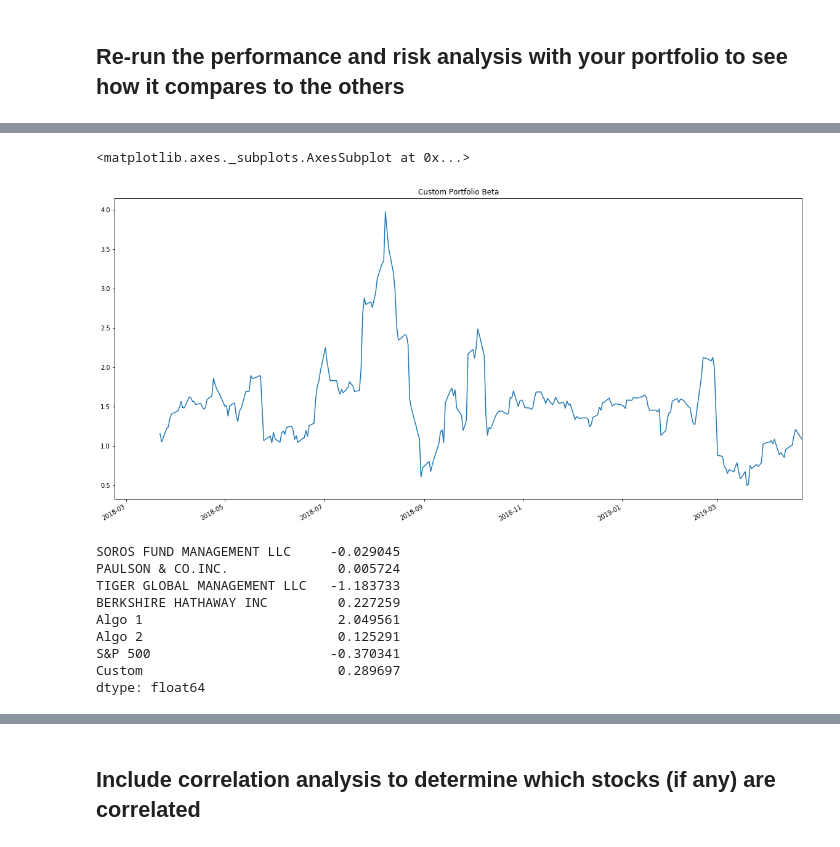
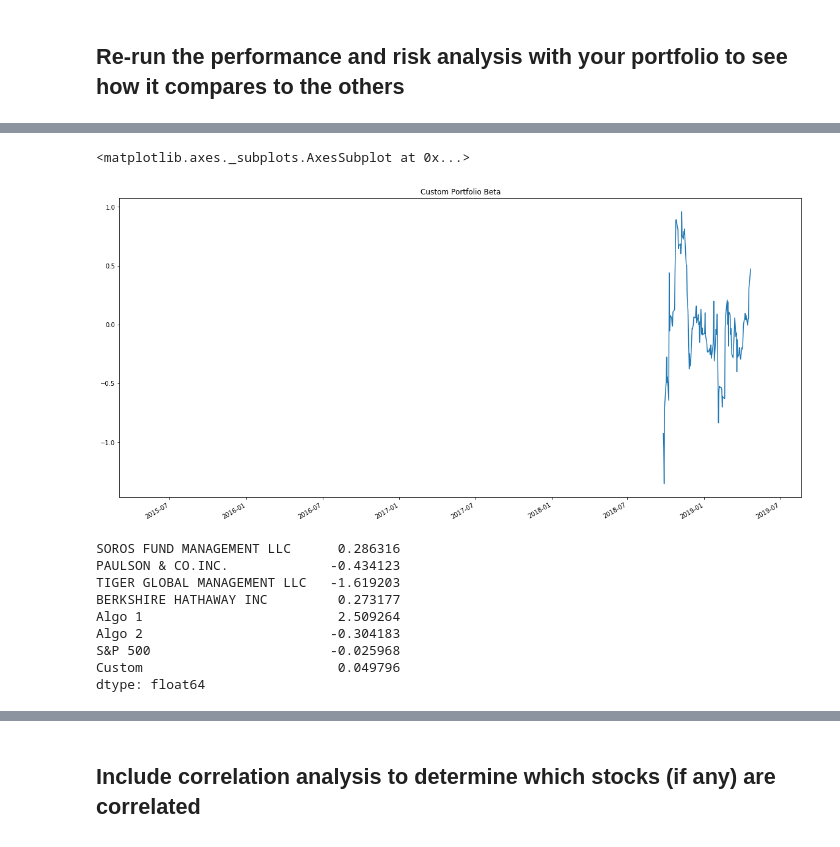
Before and after one commit to RCantu92/python-and-pandas-homework, a Jupyter notebook: Starter_Code/whale_analysis.ipynb, the cells around one changed output, grey strips where cells are left out. Drawn from its saved outputs; the diff is of its cells as text; code cells hidden in the pictures.

```diff
--- a/Starter_Code/whale_analysis.ipynb
+++ b/Starter_Code/whale_analysis.ipynb
@@ -534,5 +558,7 @@ my_portfolio_df.head()
 # %%
 # Reset the index
 # YOUR CODE HERE
+my_portfolio_df = my_portfolio_df.reset_index()
+my_portfolio_df.head()
 # %% [output]
 |  | Trade DATE | Symbol | NOCP |
@@ -545,8 +571,6 @@ my_portfolio_df.head()
 # Pivot the Data so that the stock tickers are the columns, the dates are the index, and the
 # values are the closing prices
 # YOUR CODE HERE
-my_portfolio_df = pd.concat([tsla_df,amzn_df,fb_df],axis='columns',join='inner')
-my_portfolio_df.columns = ['TSLA','AMZN','FB']
-my_portfolio_df['AMZN'] = my_portfolio_df['AMZN'].astype('float')
+my_portfolio_df = my_portfolio_df.pivot_table(values='NOCP',index='Trade DATE',columns='Symbol')
 my_portfolio_df.head()
 # %% [output]
@@ -593,7 +617,7 @@ dtype: float64
 ## Join your portfolio returns to the DataFrame that contains all of the portfolio returns
 # %%
 # YOUR CODE HERE
-all_concat_returns_df = pd.concat([concat_returns_df,my_portfolio_returns],axis='columns',join='inner')
+all_concat_returns_df = pd.concat([concat_returns_df,my_portfolio_returns],axis='columns')
 
 all_concat_returns_df = all_concat_returns_df.rename(columns={
     0 : 'Custom',
@@ -610,3 +634,10 @@ all_concat_returns_df.head()
 # %%
 # Only compare dates where the new, custom portfolio has dates
 # YOUR CODE HERE
+all_dated_concat_returns_df = pd.concat([concat_returns_df,my_portfolio_returns],axis='columns',join='inner')
+
+all_dated_concat_returns_df = all_dated_concat_returns_df.rename(columns={
+    0 : 'Custom',
+})
+
+all_dated_concat_returns_df.head()
@@ -647,29 +685,29 @@ concat_chart.legend(['SOROS FUND MANAGEMENT LLC',
 # %%
 # Beta
 # YOUR CODE HERE
 
-rolling_covariance = all_concat_returns_df['Custom'].rolling(window=21).cov(all_concat_returns_df['S&P 500'])
-rolling_variance = all_concat_returns_df['S&P 500'].rolling(window=21).var()
+rolling_covariance = all_dated_concat_returns_df['Custom'].rolling(window=21).cov(all_concat_returns_df['S&P 500'])
+rolling_variance = all_dated_concat_returns_df['S&P 500'].rolling(window=21).var()
 custom_rolling_beta = rolling_covariance / rolling_variance
 
 custom_rolling_beta.plot(figsize=(20, 10), title='Custom Portfolio Beta')
 # %% [output]
 <matplotlib.axes._subplots.AxesSubplot at 0x...>
-[figure, old version]
+[figure, new version]
 # %%
 # Annualzied Sharpe Ratios
 # YOUR CODE HERE
-all_sharpe_ratios = (all_concat_returns_df.mean() * 252) / (all_concat_returns_df.std() * np.sqrt(252))
+all_sharpe_ratios = (all_dated_concat_returns_df.mean() * 252) / (all_dated_concat_returns_df.std() * np.sqrt(252))
 all_sharpe_ratios
 # %% [output]
-SOROS FUND MANAGEMENT LLC     -0.029045
-PAULSON & CO.INC.              0.005724
-TIGER GLOBAL MANAGEMENT LLC   -1.183733
-BERKSHIRE HATHAWAY INC         0.227259
-Algo 1                         2.049561
-Algo 2                         0.125291
-S&P 500                       -0.370341
-Custom                         0.289697
+SOROS FUND MANAGEMENT LLC      0.286316
+PAULSON & CO.INC.             -0.434123
+TIGER GLOBAL MANAGEMENT LLC   -1.619203
+BERKSHIRE HATHAWAY INC         0.273177
+Algo 1                         2.509264
+Algo 2                        -0.304183
+S&P 500                       -0.025968
+Custom                         0.049796
 dtype: float64
 # %%
 # Visualize the sharpe ratios as a bar plot
```
Also changed, not shown: parts of 20 cells of this notebook, 3 other files.
